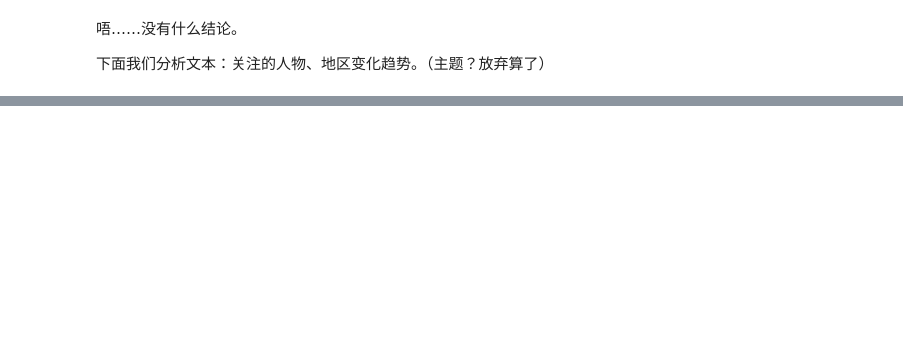
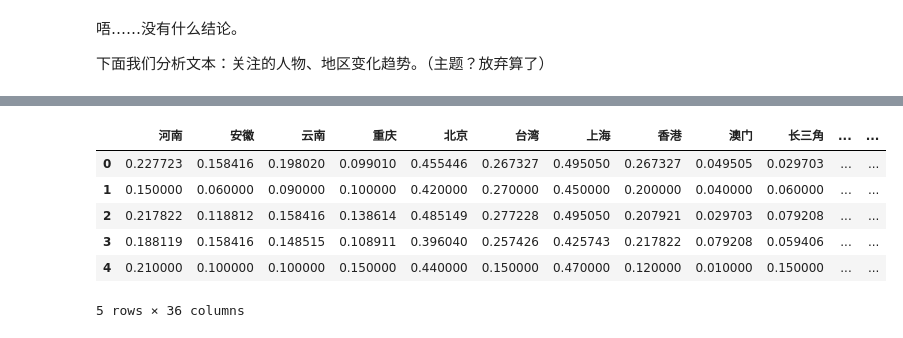
Before and after one commit to Master-Hash/bedtime-statistiques, a Jupyter notebook: analysis.ipynb, the cells around one changed output, grey strips where cells are left out. Drawn from its saved outputs; the diff is of its cells as text; code cells hidden in the pictures; blank space fills up the shorter version.

```diff
--- a/analysis.ipynb
+++ b/analysis.ipynb
@@ -96,0 +233,12 @@ plt.show()
+# %%
+# 再画省份
+df = pd.DataFrame({k: v["province"] for k, v in g1.items()}).T
+df.head()
+# %% [output]
+|  | 河南 | 安徽 | 云南 | 重庆 | 北京 | 台湾 | 上海 | 香港 | 澳门 | 长三角 | ... | ... |
+| 0 | 0.227723 | 0.158416 | 0.198020 | 0.099010 | 0.455446 | 0.267327 | 0.495050 | 0.267327 | 0.049505 | 0.029703 | ... | ... |
+| 1 | 0.150000 | 0.060000 | 0.090000 | 0.100000 | 0.420000 | 0.270000 | 0.450000 | 0.200000 | 0.040000 | 0.060000 | ... | ... |
+| 2 | 0.217822 | 0.118812 | 0.158416 | 0.138614 | 0.485149 | 0.277228 | 0.495050 | 0.207921 | 0.029703 | 0.079208 | ... | ... |
+| 3 | 0.188119 | 0.158416 | 0.148515 | 0.108911 | 0.396040 | 0.257426 | 0.425743 | 0.217822 | 0.079208 | 0.059406 | ... | ... |
+| 4 | 0.210000 | 0.100000 | 0.100000 | 0.150000 | 0.440000 | 0.150000 | 0.470000 | 0.120000 | 0.010000 | 0.150000 | ... | ... |
+5 rows × 36 columns
```
Also changed, not shown: parts of 4 cells of this notebook.
